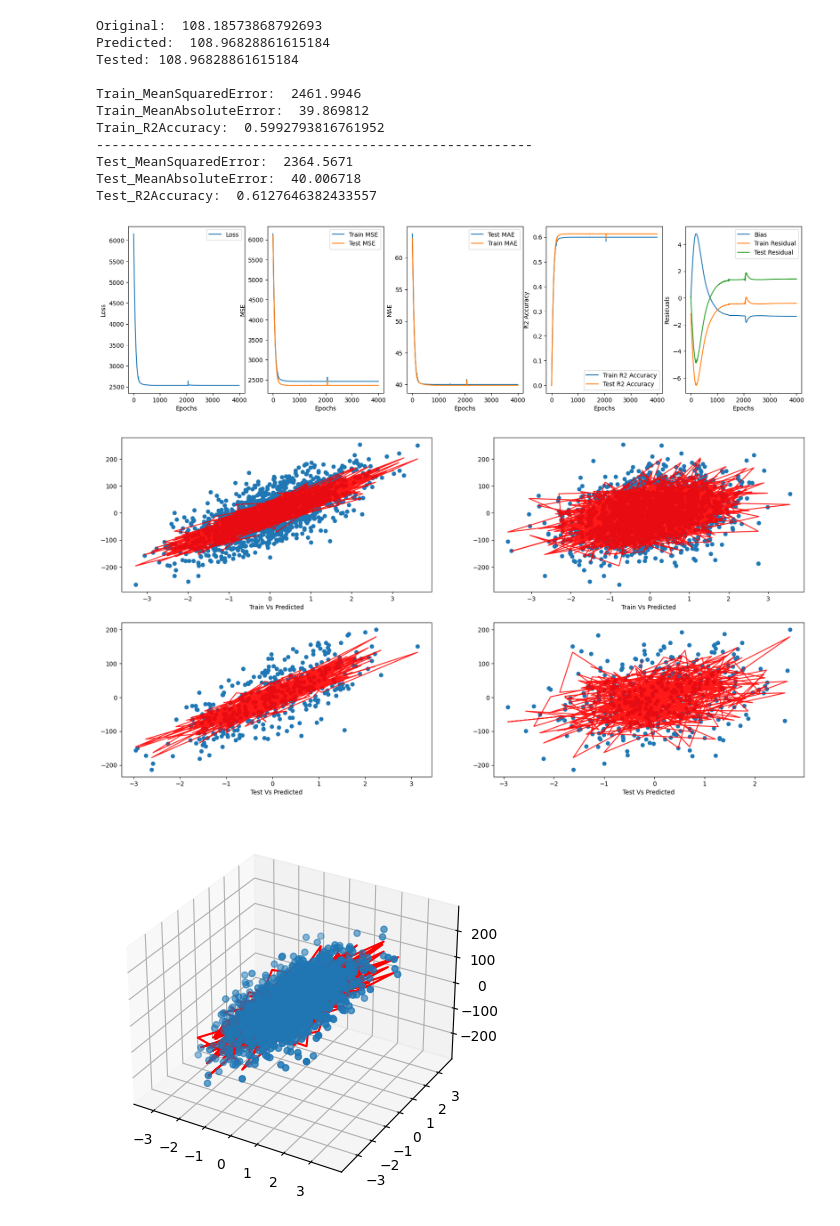
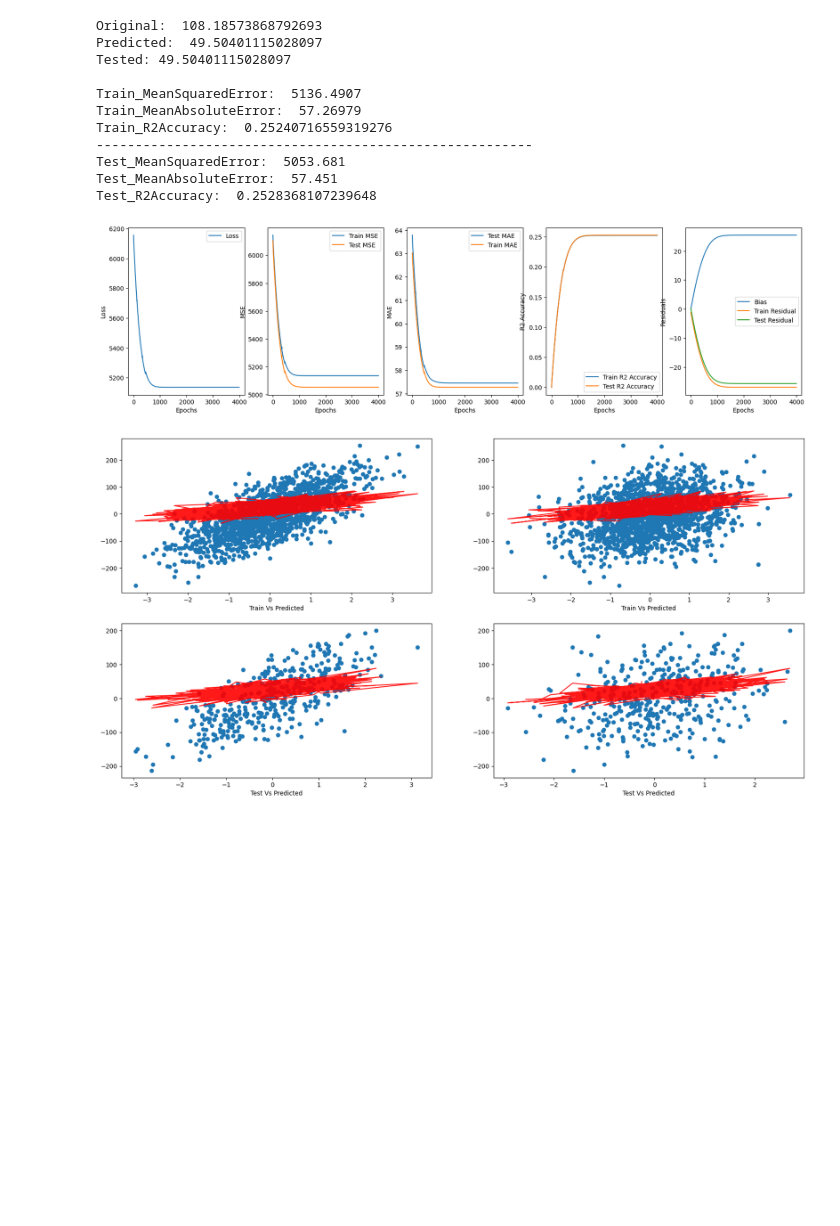
Before and after one commit to cecinuga/MarketAI, a Jupyter notebook: Models/OrderAiTensorflow.ipynb, the cells around one changed output. Drawn from its saved outputs; the diff is of its cells as text; code cells hidden in the pictures; blank space fills up the shorter version.

```diff
--- a/Models/OrderAiTensorflow.ipynb
+++ b/Models/OrderAiTensorflow.ipynb
@@ -12,6 +12,7 @@ import numpy as np
 #from stats import *
 import pandas as pd
 import seaborn as sns
+from scipy import stats
 from Layer import Layer
 import tensorflow as tf
 from preprocessing import *
@@ -21,6 +22,7 @@ from sklearn.model_selection import train_test_split, KFold
 from sklearn.datasets import fetch_california_housing, make_regression
 
 #housing = fetch_california_housing()
+stock_aapl = pd.read_csv("../Data/datasets/AAPL.csv/AAPL.csv")
 housing_train = pd.read_csv("../Data/datasets/boston_train.csv")
 housing_test = pd.read_csv("../Data/datasets/boston_test.csv")
 housing = pd.concat([housing_train, housing_test])
@@ -31,18 +33,18 @@ epochs = 4000
 lr = 0.01
 batch_size = 200
 
+#X_train_b, X_test_b, y_train_b, y_test_b = train_test_split(housing.data, housing.target, test_size=0.98, random_state=2)
+XR, yR = make_regression(n_samples=2000, n_features=2, n_informative=5, noise=50, random_state=5)
+X_train2, X_test2, y_train2, y_test2 = train_test_split(XR, yR, test_size=0.20, random_state=2)
+
 def write_stats(samples, features, loss, epochs, lr, batch_size, cross_k, r2, mse_train, mse_test, mae_train, mae_test, residual_train, residual_test):
     with open('../data/stats.csv', 'a') as f:
         newrow = [samples, features, loss, epochs, lr, batch_size, cross_k, r2, mse_train, mse_test, mae_train, mae_test, residual_train, residual_test]
         writer = csv.writer(f)
         writer.writerow(newrow)
 
-#X_train_b, X_test_b, y_train_b, y_test_b = train_test_split(housing.data, housing.target, test_size=0.98, random_state=2)
-XR, yR = make_regression(n_samples=2000, n_features=2, n_informative=5, noise=50, random_state=5)
-X_train2, X_test2, y_train2, y_test2 = train_test_split(XR, yR, test_size=0.20, random_state=2)
 
-dataframe = pd.DataFrame(XR)
-dataframe['target'] = yR
+dataframe = pd.DataFrame(np.concatenate([XR, np.reshape(yR, [-1, 1])], axis=1))
 """dataframe.drop('ID', axis=1, inplace=True)
 
 dataframe['crim'] = dataframe['crim'].fillna(tf.reduce_mean(dataframe['crim']).numpy())
@@ -216,7 +218,7 @@ model = MLPLinearRegressor([
     Layer(activation=tf.nn.relu),
     Layer(activation=tf.nn.relu),
     Layer(activation=tf.nn.relu),
-    Layer(activation=tf.sigmoid),
+    Layer(activation=tf.nn.relu),
     Layer(activation=tf.identity)
 ], kk, epochs=epochs, lr=lr, batch_size=batch_size)
 
@@ -299,43 +301,42 @@ for i in range(X_train.shape[1]):
         ax2[2].set_xlabel("Target Vs Predicted")"""
     else:
         ax2[0, i].scatter(X_train[:, i], y_train[:])
         ax2[0, i].plot(X_train[:, i], model.predicted_train[:], color='r', zorder = 10, alpha = 0.9)
         #ax2[0, i].set_ylim([-300, 300])
         #ax2[0, i].set_xlim(-3,3)
         ax2[0, i].set_xlabel("Train Vs Predicted")
 
         ax2[1, i].scatter(X_test[:, i], y_test[:])
         ax2[1, i].plot(X_test[:, i], model.predicted_test[:], color='r', zorder = 10, alpha = 0.9)
         #ax2[1, i].set_ylim([-200, 200])
         #ax2[1, i].set_xlim(-3,3)
         ax2[1, i].set_xlabel("Test Vs Predicted")
 
         """ax2[2, i].scatter(X_test[:, i], y_test[:])
         ax2[2, i].plot(y_test[:], model.predicted_test[:], color='r', zorder = 10, alpha = 0.9)
         #ax2[2, i].set_ylim([-200, 200])
         #ax2[2, i].set_xlim(-3,3)
         ax2[2, i].set_xlabel("Target Vs Predicted")"""
 
-
+"""
 fig3d = plt.figure()
 ax3d = fig3d.add_subplot(projection='3d')
 ax3d.scatter(X_train[:, 0], X_train[:, 1], y_train[:])
-ax3d.plot(X_train[:, 0], X_train[:, 1], model.predicted_train[:], color='r')
+ax3d.plot(X_train[:, 0], X_train[:, 1], model.predicted_train[:], color='r')"""
 
 
 plt.show()
 # %% [output]
 Original:  108.18573868792693
-Predicted:  108.96828861615184
-Tested: 108.96828861615184
+Predicted:  49.50401115028097
+Tested: 49.50401115028097
 
-Train_MeanSquaredError:  2461.9946
-Train_MeanAbsoluteError:  39.869812
-Train_R2Accuracy:  0.5992793816761952
+Train_MeanSquaredError:  5136.4907
+Train_MeanAbsoluteError:  57.26979
+Train_R2Accuracy:  0.25240716559319276
 --------------------------------------------------------
-Test_MeanSquaredError:  2364.5671
-Test_MeanAbsoluteError:  40.006718
-Test_R2Accuracy:  0.6127646382433557
+Test_MeanSquaredError:  5053.681
+Test_MeanAbsoluteError:  57.451
+Test_R2Accuracy:  0.2528368107239648
-[figure, old version]
+[figure, new version]
-[figure, old version]
+[figure, new version]
-[figure, removed]
```
Also changed, not shown: parts of 2 cells of this notebook, 2 other files.
